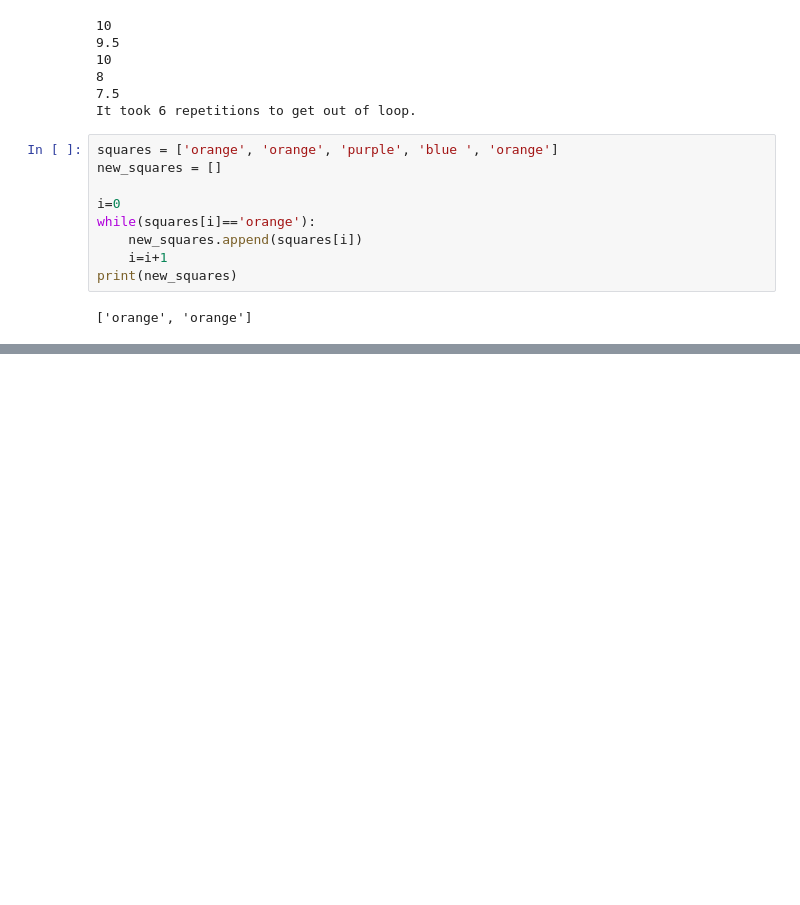
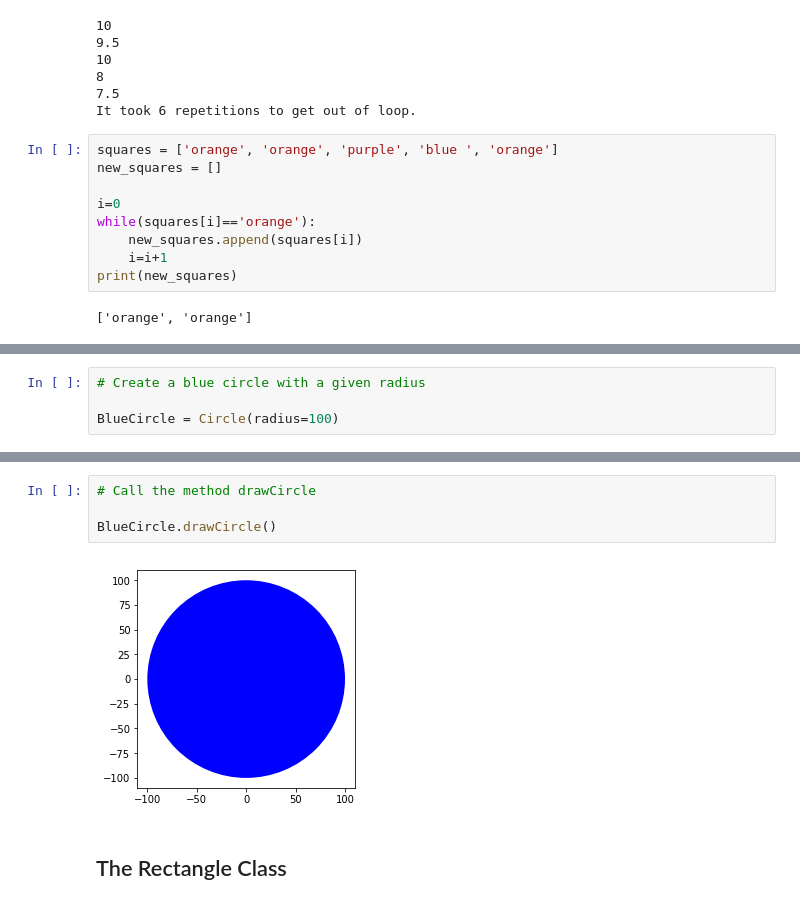
Before and after one commit to tarunguptaonline/tggit, a Jupyter notebook: Early Diaries with Python.ipynb, the cells around one changed output, grey strips where cells are left out. Drawn from its saved outputs; the diff is of its cells as text; blank space fills up the shorter version.

```diff
--- a/Early Diaries with Python.ipynb
+++ b/Early Diaries with Python.ipynb
@@ -702,0 +1145,4 @@ print(new_squares)
+# %%
+# Create a blue circle with a given radius
+
+BlueCircle = Circle(radius=100)
@@ -702,0 +1161,8 @@ print(new_squares)
+# %%
+# Call the method drawCircle
+
+BlueCircle.drawCircle()
+# %% [output]
+[figure, added]
+# %% [markdown]
+<h2 id="rect">The Rectangle Class</h2>
```
Also changed, not shown: parts of 90 cells of this notebook.
